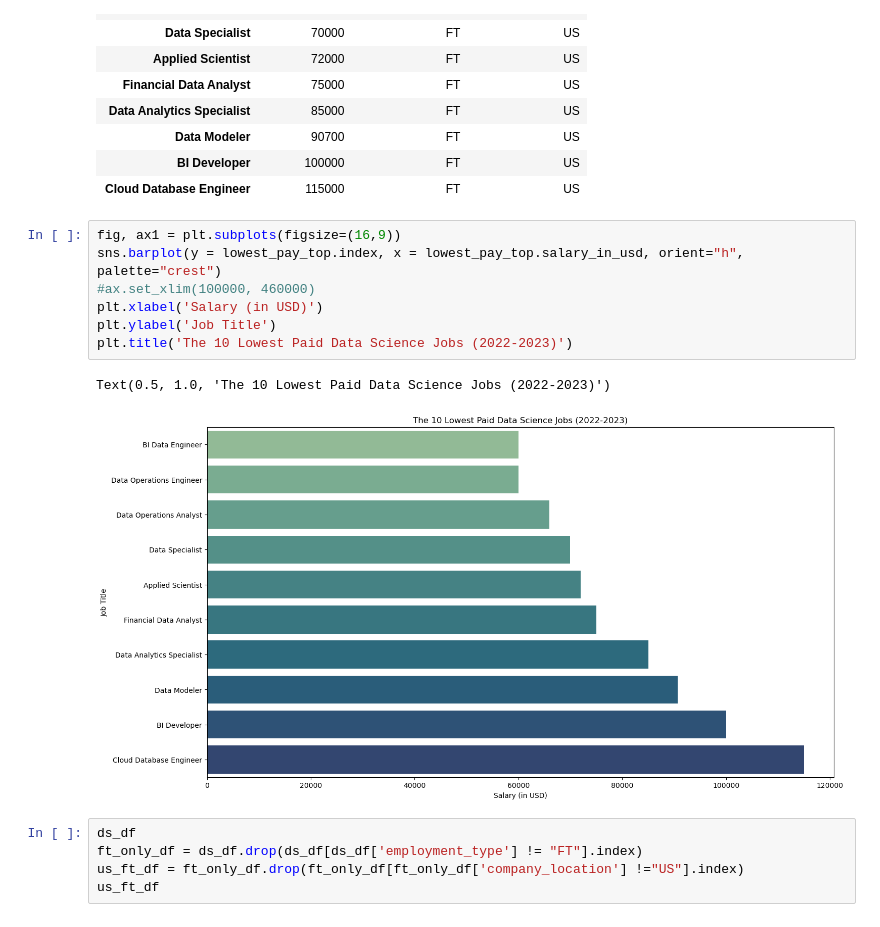
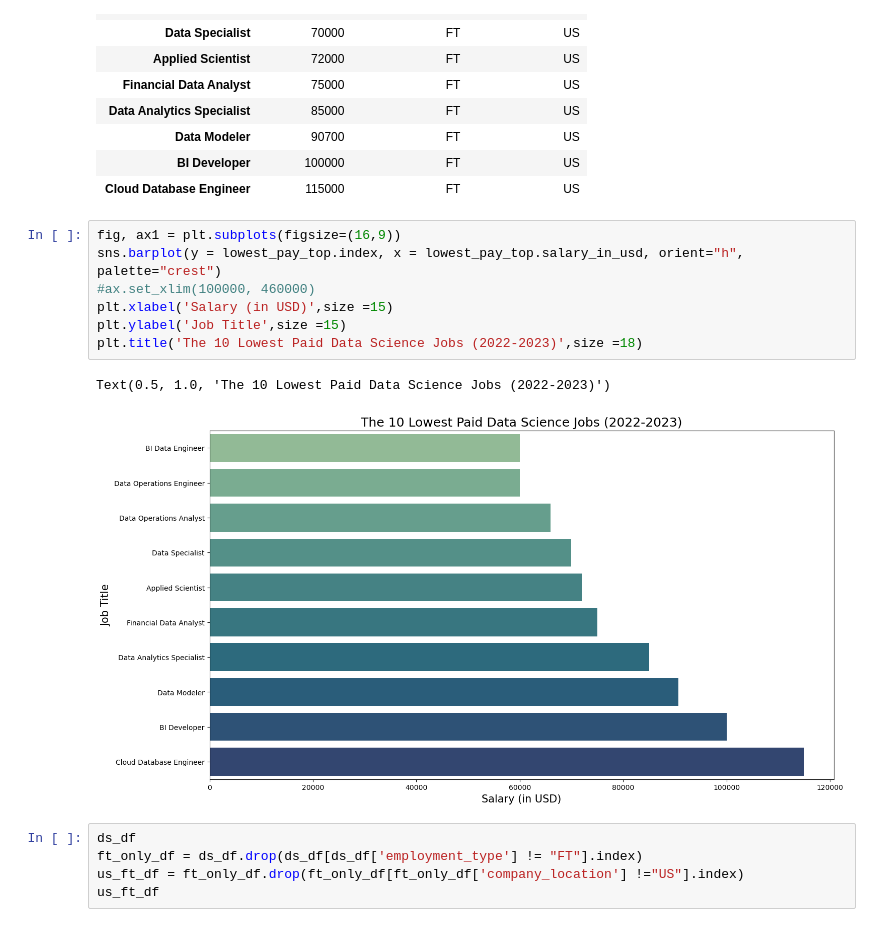
Before and after one commit to joshlynj/ds_salaries, a Jupyter notebook: notebooks/eda.ipynb, the cells around one changed output. Saved outputs shown, nothing was run; the diff lists cells and outputs as text.

```diff
--- a/notebooks/eda.ipynb
+++ b/notebooks/eda.ipynb
@@ -226,13 +226,13 @@ lowest_pay_top
 # %%
 fig, ax1 = plt.subplots(figsize=(16,9))
 sns.barplot(y = lowest_pay_top.index, x = lowest_pay_top.salary_in_usd, orient="h", palette="crest")
 #ax.set_xlim(100000, 460000)
-plt.xlabel('Salary (in USD)')
-plt.ylabel('Job Title')
-plt.title('The 10 Lowest Paid Data Science Jobs (2022-2023)')
+plt.xlabel('Salary (in USD)',size =15)
+plt.ylabel('Job Title',size =15)
+plt.title('The 10 Lowest Paid Data Science Jobs (2022-2023)',size =18)
 # %% [output]
 Text(0.5, 1.0, 'The 10 Lowest Paid Data Science Jobs (2022-2023)')
-[figure, old version]
+[figure, new version]
 # %%
 ds_df
 ft_only_df = ds_df.drop(ds_df[ds_df['employment_type'] != "FT"].index)
```
Also changed, not shown: parts of 4 cells of this notebook.
